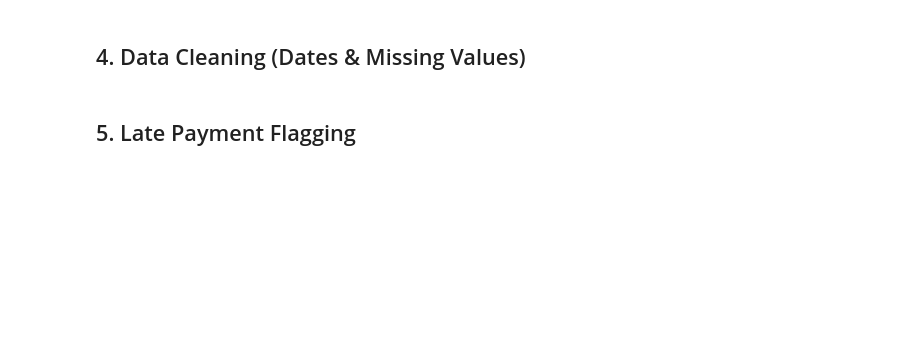
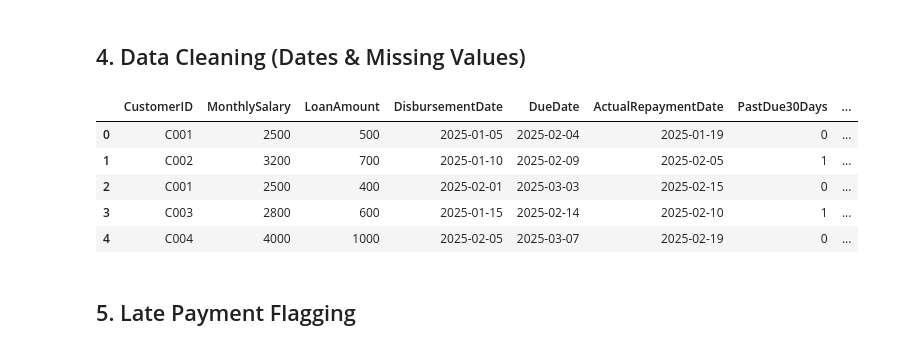
Before and after one commit to netsanetw/loan-risk-analysis, a Jupyter notebook: notebooks/analysis.ipynb, the cells around one changed output. Cells and saved outputs as stored; diff of their text form; code cells hidden in the pictures; blank space fills up the shorter version.

```diff
--- a/notebooks/analysis.ipynb
+++ b/notebooks/analysis.ipynb
@@ -6,3 +6,31 @@
 import numpy as np
 import matplotlib.pyplot as plt
 import pandas as pd
+import sys
+import os
+import importlib
+
+# %load_ext autoreload
+# %autoreload 2
+
+# Automatically find the project root (where src/ lives)
+PROJECT_ROOT = os.path.abspath(os.path.join(os.getcwd(), ".."))
+if PROJECT_ROOT not in sys.path:
+    sys.path.insert(0, PROJECT_ROOT)
+
+print("Project root added to sys.path:", PROJECT_ROOT)
+
+import src.data_cleaning
+import src.feature_engineering
+importlib.reload(src.data_cleaning)
+importlib.reload(src.feature_engineering)
+from src.feature_engineering import add_history_features
+from src.simulation_engine import simulate
+print("Successfully imported  add_history_features")
+# Force a reload of the module to pick up the new function
+import src.data_cleaning
+importlib.reload(src.data_cleaning)
+from src.data_cleaning import clean_data,handle_missing_values
+from src.risk_model import train_risk_model, apply_risk_scoring
+
+print("Successfully imported clean_data")
@@ -28,16 +88,16 @@ df = df.drop_duplicates()
 # %% [markdown]
 ## 4. Data Cleaning (Dates & Missing Values)
 # %%
-# Convert date columns to datetime format
-df['DisbursementDate'] = pd.to_datetime(df['DisbursementDate'])
-df['DueDate'] = pd.to_datetime(df['DueDate'])
-df['ActualRepaymentDate'] = pd.to_datetime(df['ActualRepaymentDate'])
-
-# Ensure PastDue30Days is numeric
-df['PastDue30Days'] = pd.to_numeric(df['PastDue30Days'], errors='coerce')
-
-print("\nData Types After Conversion:")
-print(df.dtypes)
+df = pd.read_csv(os.path.join(PROJECT_ROOT, "data/loan_history.csv"))
+df = clean_data(df)
+df.head()
+# %% [output]
+|  | CustomerID | MonthlySalary | LoanAmount | DisbursementDate | DueDate | ActualRepaymentDate | PastDue30Days | ... |
+| 0 | C001 | 2500 | 500 | 2025-01-05 | 2025-02-04 | 2025-01-19 | 0 | ... |
+| 1 | C002 | 3200 | 700 | 2025-01-10 | 2025-02-09 | 2025-02-05 | 1 | ... |
+| 2 | C001 | 2500 | 400 | 2025-02-01 | 2025-03-03 | 2025-02-15 | 0 | ... |
+| 3 | C003 | 2800 | 600 | 2025-01-15 | 2025-02-14 | 2025-02-10 | 1 | ... |
+| 4 | C004 | 4000 | 1000 | 2025-02-05 | 2025-03-07 | 2025-02-19 | 0 | ... |
 # %% [markdown]
 ## 5. Late Payment Flagging
 # %%
```
Also changed, not shown: parts of 11 cells of this notebook, 11 other files.
